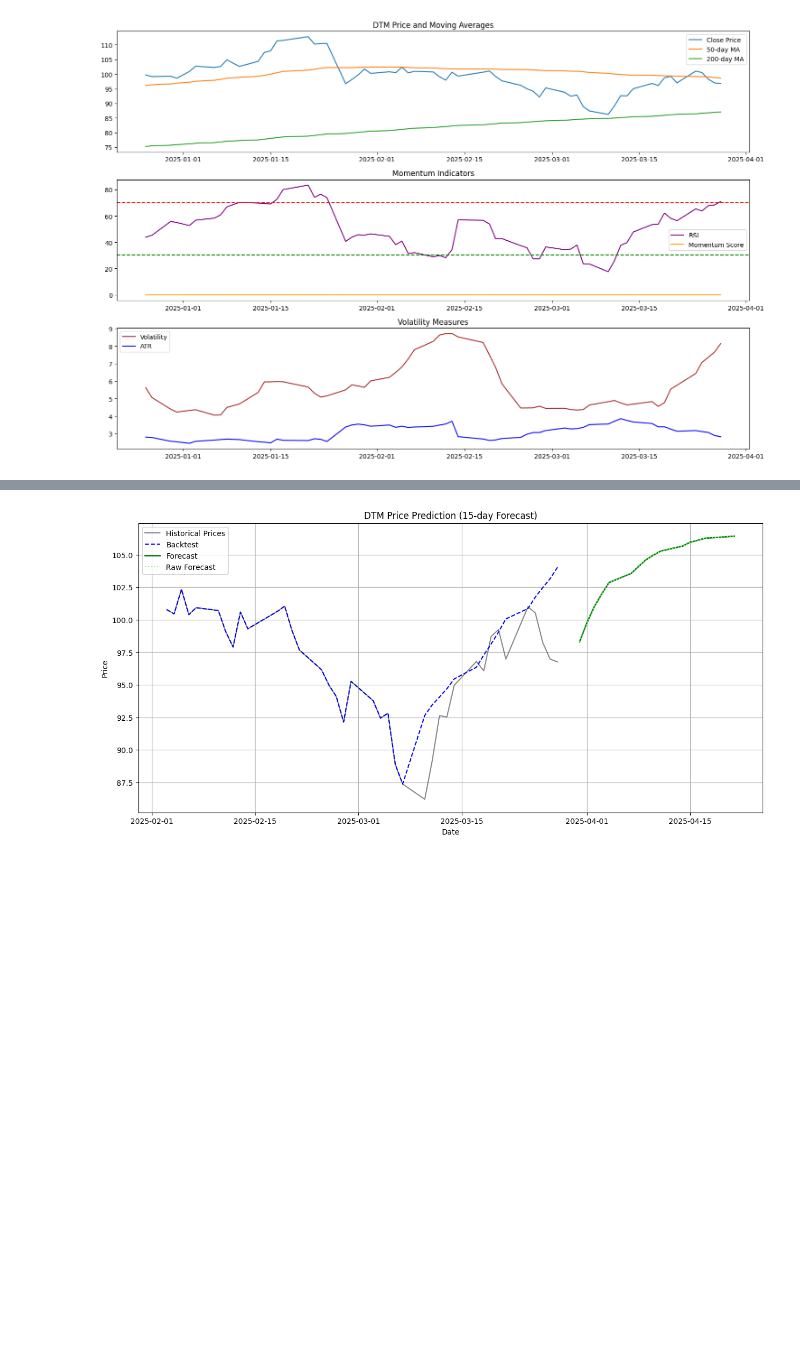
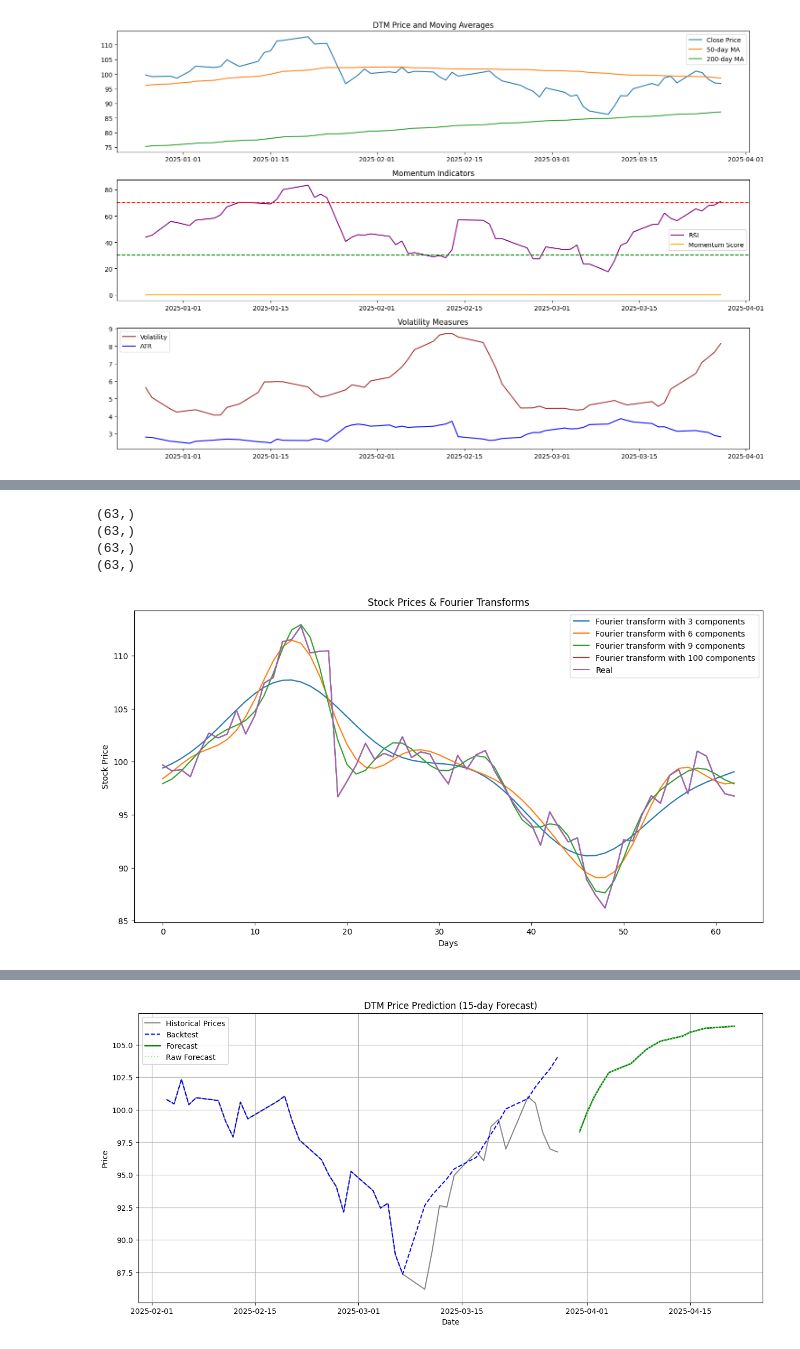
Before and after one commit to Jamie1377/STA410, a Jupyter notebook: stock_prediction/docs/showcase.ipynb, the cells around one changed output, grey strips where cells are left out. Saved outputs shown, nothing was run; the diff lists cells and outputs as text; code cells hidden in the pictures; blank space fills up the shorter version.

Commit message:
feat: Add fourier transform with PCA (features engineering) problem: the SP500 seems to be too hight and make Catboost failed

```diff
--- a/stock_prediction/docs/showcase.ipynb
+++ b/stock_prediction/docs/showcase.ipynb
@@ -299,0 +319,33 @@ plt.show()
+# %%
+import numpy as np
+import pandas as pd
+import matplotlib.pyplot as plt
+
+# Assuming df contains your stock data with columns ['Date', 'Stock_Close']
+data_FT = predictor.data.reset_index()[["Date",'Close']]
+close_fft = np.fft.fft(np.asarray(data_FT['Close'].tolist()))
+# Create a DataFrame to store Fourier Transform components
+fft_df = pd.DataFrame({'fft': close_fft})
+fft_df['absolute'] = fft_df['fft'].apply(lambda x: np.abs(x))
+fft_df['angle'] = fft_df['fft'].apply(lambda x: np.angle(x))
+# Plot the inverse Fourier Transforms with different numbers of components
+plt.figure(figsize=(14, 7), dpi=100)
+fft_list = np.asarray(fft_df['fft'].tolist())
+for num_ in [3, 6, 9, 100]:
+    fft_list_m10 = np.copy(fft_list)
+    fft_list_m10[num_:-num_] = 0  # Zero out all but the first and last 'num_' components
+    plt.plot(np.fft.ifft(fft_list_m10), label=f'Fourier transform with {num_} components')
+    print(np.real(np.fft.ifft(fft_list_m10)).shape)
+
+plt.plot(data_FT['Close'], label='Real')
+plt.xlabel('Days')
+plt.ylabel('Stock Price')
+plt.title('Stock Prices & Fourier Transforms')
+plt.legend()
+plt.show()
+# %% [output]
+(63,)
+(63,)
+(63,)
+(63,)
+[figure, added]
```
Also changed, not shown: parts of 3 cells of this notebook, 6 other files.
